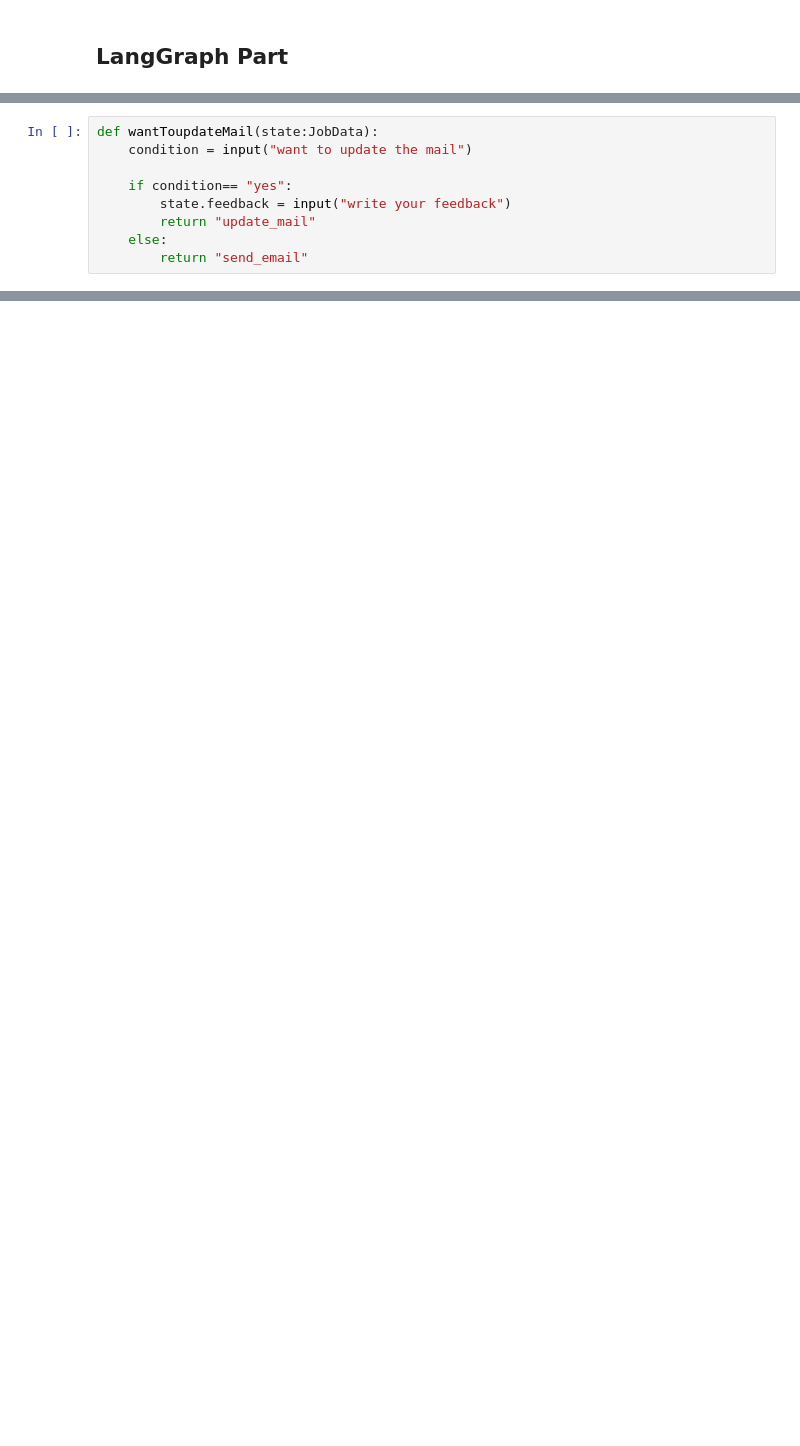
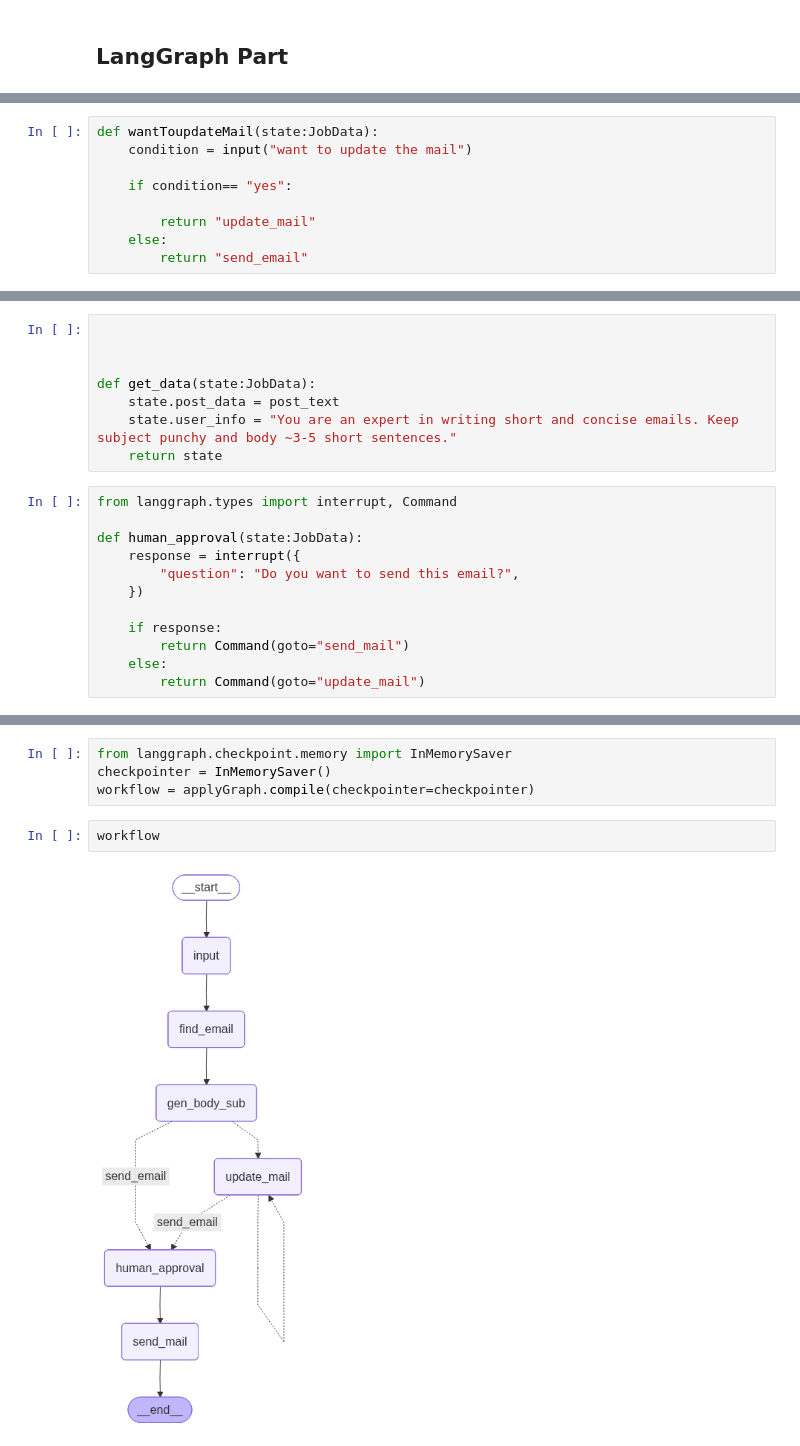
Before and after one commit to aman-prajapat/applyAI, a Jupyter notebook: job_apply_automation.ipynb, the cells around one changed output, grey strips where cells are left out. Cells and saved outputs as stored; diff of their text form; blank space fills up the shorter version.

```diff
--- a/job_apply_automation.ipynb
+++ b/job_apply_automation.ipynb
@@ -194,7 +211,7 @@ def wantToupdateMail(state:JobData):
     condition = input("want to update the mail")
 
     if condition== "yes":
-        state.feedback = input("write your feedback")
+
         return "update_mail"
     else:
         return "send_email"
@@ -204 +218,21 @@ def send_mail(state:JobData):
+# %%
+
+
+
+def get_data(state:JobData):
+    state.post_data = post_text
+    state.user_info = "You are an expert in writing short and concise emails. Keep subject punchy and body ~3-5 short sentences."
+    return state
+# %%
+from langgraph.types import interrupt, Command
+
+def human_approval(state:JobData):
+    response = interrupt({
+        "question": "Do you want to send this email?",
+    })
+
+    if response:
+        return Command(goto="send_mail")
+    else:
+        return Command(goto="update_mail")
 # %%
@@ -218,0 +279,8 @@ applyGraph.add_edge("send_mail",END)
+# %%
+from langgraph.checkpoint.memory import InMemorySaver
+checkpointer = InMemorySaver()
+workflow = applyGraph.compile(checkpointer=checkpointer)
+# %%
+workflow
+# %% [output]
+[figure, added]
```
Also changed, not shown: parts of 17 cells of this notebook, 7 other files.
